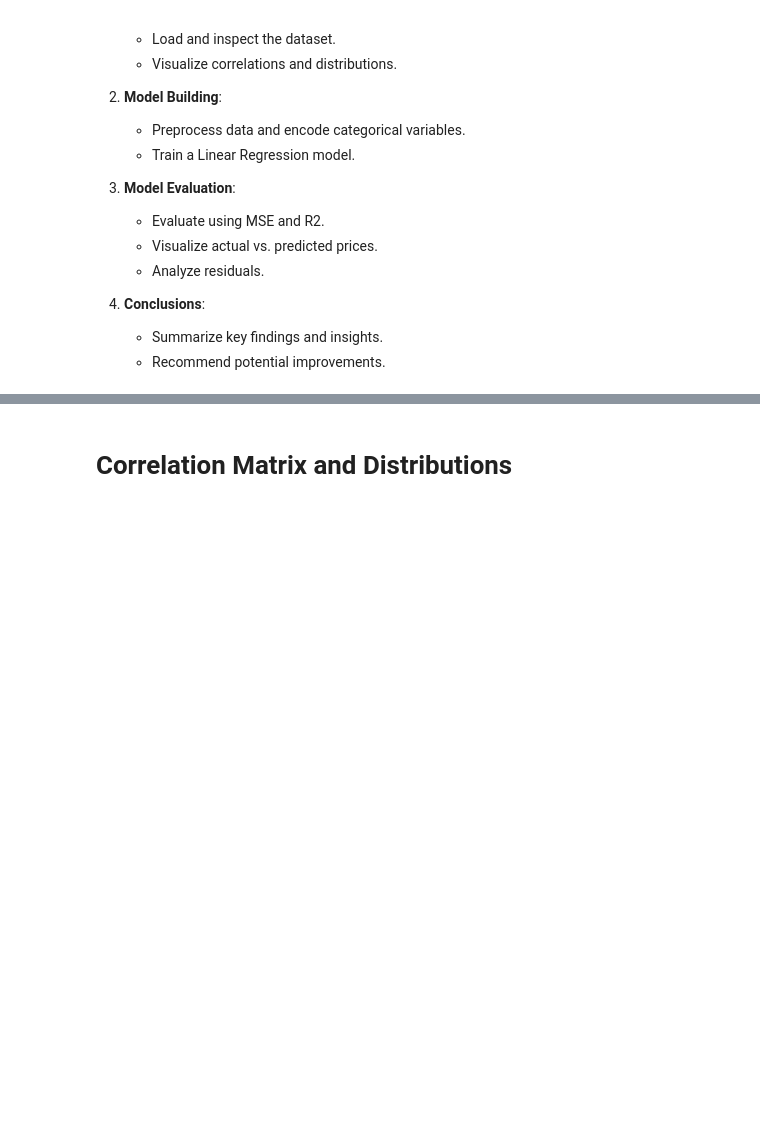
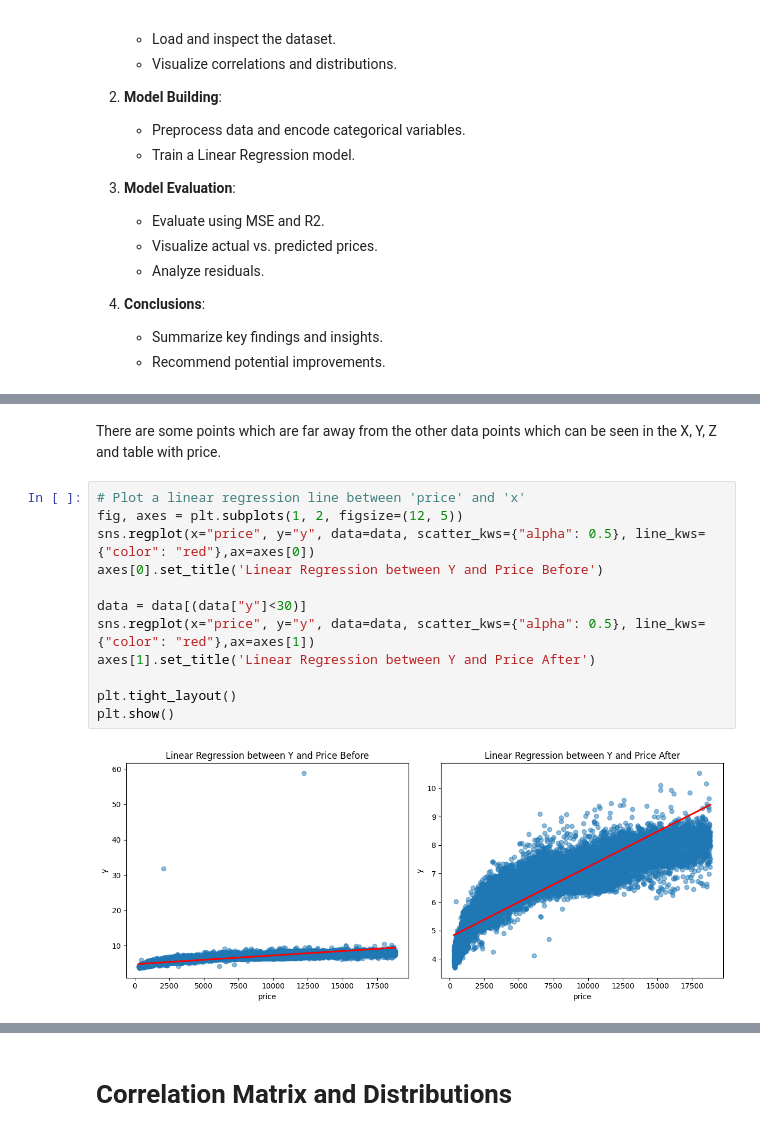
Before and after one commit to Mohamed-Elsafty23/MScManagementDataScience, a Jupyter notebook: Applied_Statistical_Data_Analysis/Diamond Price Prediction/main.ipynb, the cells around one changed output, grey strips where cells are left out. Saved outputs shown, nothing was run; the diff lists cells and outputs as text; blank space fills up the shorter version.

```diff
--- a/Applied_Statistical_Data_Analysis/Diamond Price Prediction/main.ipynb
+++ b/Applied_Statistical_Data_Analysis/Diamond Price Prediction/main.ipynb
@@ -63,0 +98,16 @@ memory usage: 4.1+ MB
+# %% [markdown]
+There are some points which are far away from the other data points which can be seen in the X, Y, Z and table with price.
+# %%
+# Plot a linear regression line between 'price' and 'x'
+fig, axes = plt.subplots(1, 2, figsize=(12, 5))
+sns.regplot(x="price", y="y", data=data, scatter_kws={"alpha": 0.5}, line_kws={"color": "red"},ax=axes[0])
+axes[0].set_title('Linear Regression between Y and Price Before')
+
+data = data[(data["y"]<30)]
+sns.regplot(x="price", y="y", data=data, scatter_kws={"alpha": 0.5}, line_kws={"color": "red"},ax=axes[1])
+axes[1].set_title('Linear Regression between Y and Price After')
+
+plt.tight_layout()
+plt.show()
+# %% [output]
+[figure, added]
```
Also changed, not shown: parts of 20 cells of this notebook, 5 other files.
